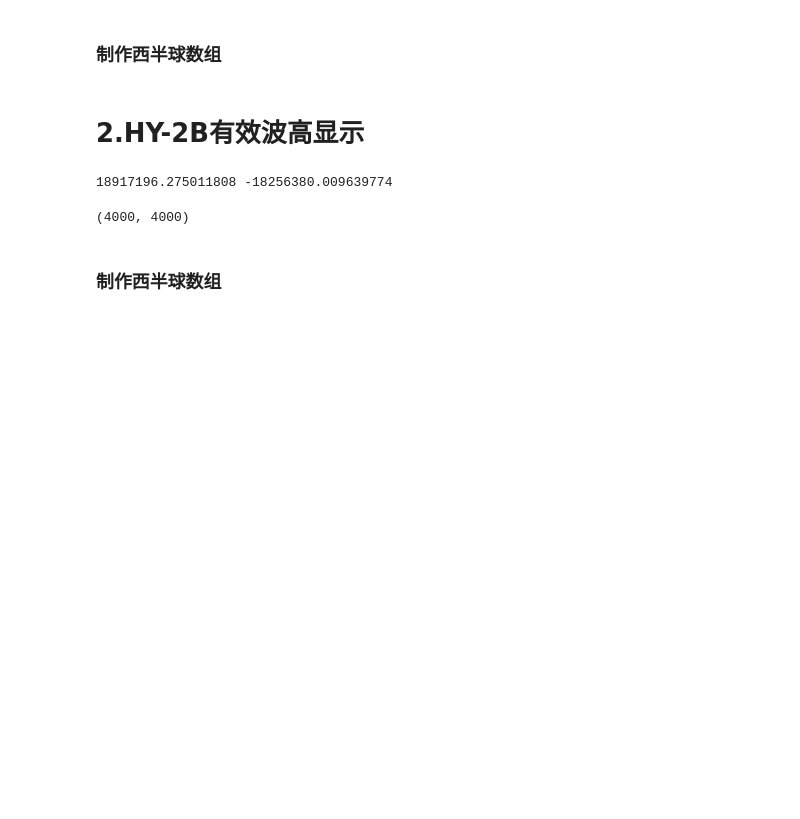
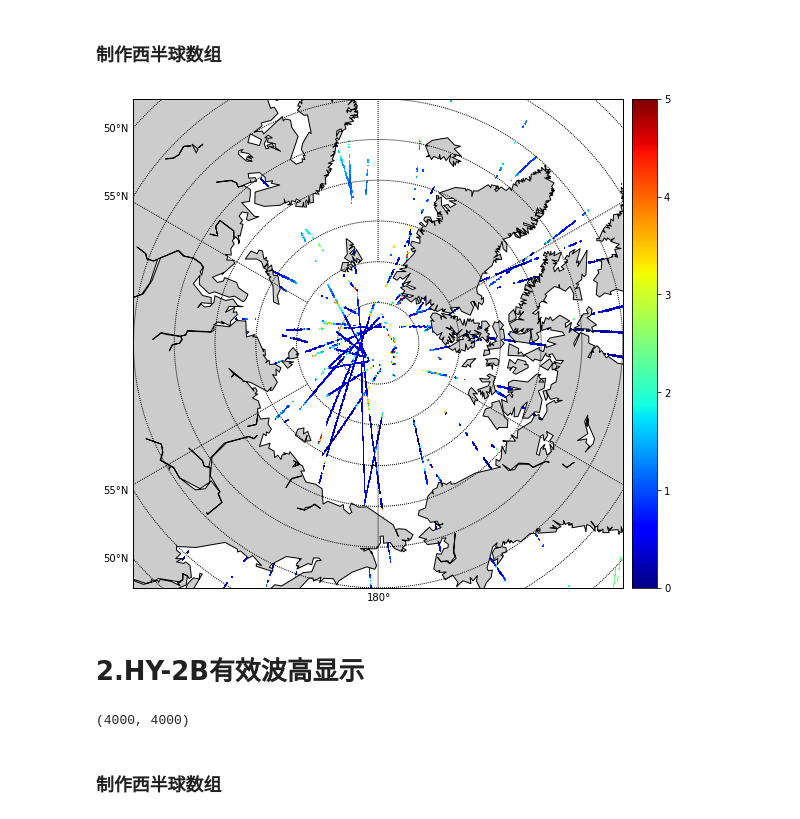
Before and after one commit to LittlematchLM/remote_sensing, a Jupyter notebook: plot_swh_icesat2_npaeqd.ipynb, the cells around one changed output. Cells and saved outputs as stored; diff of their text form; code cells hidden in the pictures; blank space fills up the shorter version.

```diff
--- a/plot_swh_icesat2_npaeqd.ipynb
+++ b/plot_swh_icesat2_npaeqd.ipynb
@@ -67,15 +72,21 @@ swh_grid.shape
+# %%
+nlat, nlon =get_nlat_nlon_npaeqd(resolution)
+is_grid, is_grid_num = get_swh_grid(nlat, nlon)
+
+nlat_west, nlon_west =get_nlat_nlon_npaeqd(resolution)
+is_grid_west, is_grid_num_west = get_swh_grid(nlat, nlon)
 # %%
 # 填充每个点的数值，将有重复数据的点标记到swh_grid_num中,最后求平均
 for i in range(len(swh_array)):
     x = int((projlons[i] )/resolution)
     y = int(projlats[i]/resolution)
-    if swh_grid_num[x][y] == 0:
-        swh_grid[x][y] = swh_array[i]
-        swh_grid_num[x][y] += 1
+    if is_grid_num[x][y] == 0:
+        is_grid[x][y] = swh_array[i]
+        is_grid_num[x][y] += 1
     else:
-        swh_grid[x][y] += swh_array[i]
-        swh_grid_num[x][y] += 1
-swh_grid = swh_grid / swh_grid_num
+        is_grid[x][y] += swh_array[i]
+        is_grid_num[x][y] += 1
+is_grid = is_grid / is_grid_num
 # %%
 # 校准y坐标
 x = np.arange(nlat)
@@ -95,22 +100,15 @@ projlats_west,projlons_west = transformer.transform(lat_array_west,lon_array_wes
-# %%
-nlat_west, nlon_west =(projlats.max()-projlats.min())/resolution, (projlons.max() - projlons.min())/resolution
-nlat_west = np.int(nlat_west)
-nlon_west = np.int(nlon_west)
-swh_grid_west = np.full(shape=(nlon_west,nlat_west), fill_value=np.nan)
-
-swh_grid_num_west = np.zeros((nlon,nlat))
 # %%
 # 填充每个点的数值，将有重复数据的点标记到swh_grid_num中,最后求平均
 for i in range(len(swh_array)):
     x = int((projlons_west[i] )/resolution)
     y = int(projlats_west[i]/resolution)
-    if swh_grid_num_west[x][y] == 0:
-        swh_grid_west[x][y] = swh_array[i]
-        swh_grid_num_west[x][y] += 1
+    if is_grid_num_west[x][y] == 0:
+        is_grid_west[x][y] = swh_array[i]
+        is_grid_num_west[x][y] += 1
     else:
-        swh_grid_west[x][y] += swh_array[i]
-        swh_grid_num_west[x][y] += 1
-swh_grid_west = swh_grid_west / swh_grid_num_west
+        is_grid_west[x][y] += swh_array[i]
+        is_grid_num_west[x][y] += 1
+is_grid_west = is_grid_west / is_grid_num_west
 # %%
 # 校准y坐标
 x_west = np.arange(nlat_west)
@@ -123,24 +121,26 @@ x_map_west = x_map_west-180
 # %%
 plt.figure(1,figsize=(16, 9))
 # m = Basemap(projection='cyl', llcrnrlat=-90, urcrnrlat=90, llcrnrlon=0, urcrnrlon=360, resolution='c')
 m = Basemap(projection='npaeqd', boundinglat=60, lon_0=180, resolution='c')
 m_west = Basemap(projection='npaeqd', boundinglat=60, lon_0=180, resolution='c')
 xi, yi = m(x_map, y_map)
 xi_west ,yi_west = m(x_map_west, y_map_west)
 
 # Draw the scatterplot
-h = m.pcolor(xi ,yi, data=swh_grid, cmap=plt.cm.jet,vmin=0, vmax=5)
-h2 = m.pcolor(xi_west ,yi_west, data=swh_grid_west, cmap=plt.cm.jet,vmin=0, vmax=5)
+h = m.pcolor(xi ,yi, data=is_grid, cmap=plt.cm.jet,vmin=0, vmax=5)
+h2 = m.pcolor(xi_west ,yi_west, data=is_grid_west, cmap=plt.cm.jet,vmin=0, vmax=5)
 m.colorbar(location='right')
 # plt.cm.ScalarMappable.set_clim(h, vmin=0, vmax=10)
 
 m.drawcoastlines()
 m.fillcontinents()
 m.drawmapboundary()
 m.drawparallels(np.arange(-90., 120., 5.), labels=[1, 0, 0, 0])
 m.drawmeridians(np.arange(-180., 180., 60.), labels=[0, 0, 0, 1])
 
 plt.show(1)
+# %% [output]
+[figure, added]
 # %% [markdown]
 # 2.HY-2B有效波高显示
 # %%
@@ -165,10 +165,6 @@ for hyfile in hyfiles:
 hy_swhc_array_masked = np.ma.array(hy_swh_array, mask=hy_swhc_mask_array)
 # %%
 hy_projlats,hy_projlons = transformer.transform(hy_lat_array,hy_lon_array)
-# %%
-print(hy_projlats.max(), hy_projlats.min())
-# %% [output]
-18917196.275011808 -18256380.009639774
 # %%
 '''hy_nlat, hy_nlon =(hy_projlats.max()-hy_projlats.min())/resolution, (hy_projlons.max() - hy_projlons.min())/resolution'''
 hy_nlat, hy_nlon = 40000000/ resolution,40000000/ resolution
```
Also changed, not shown: parts of 9 cells of this notebook.
